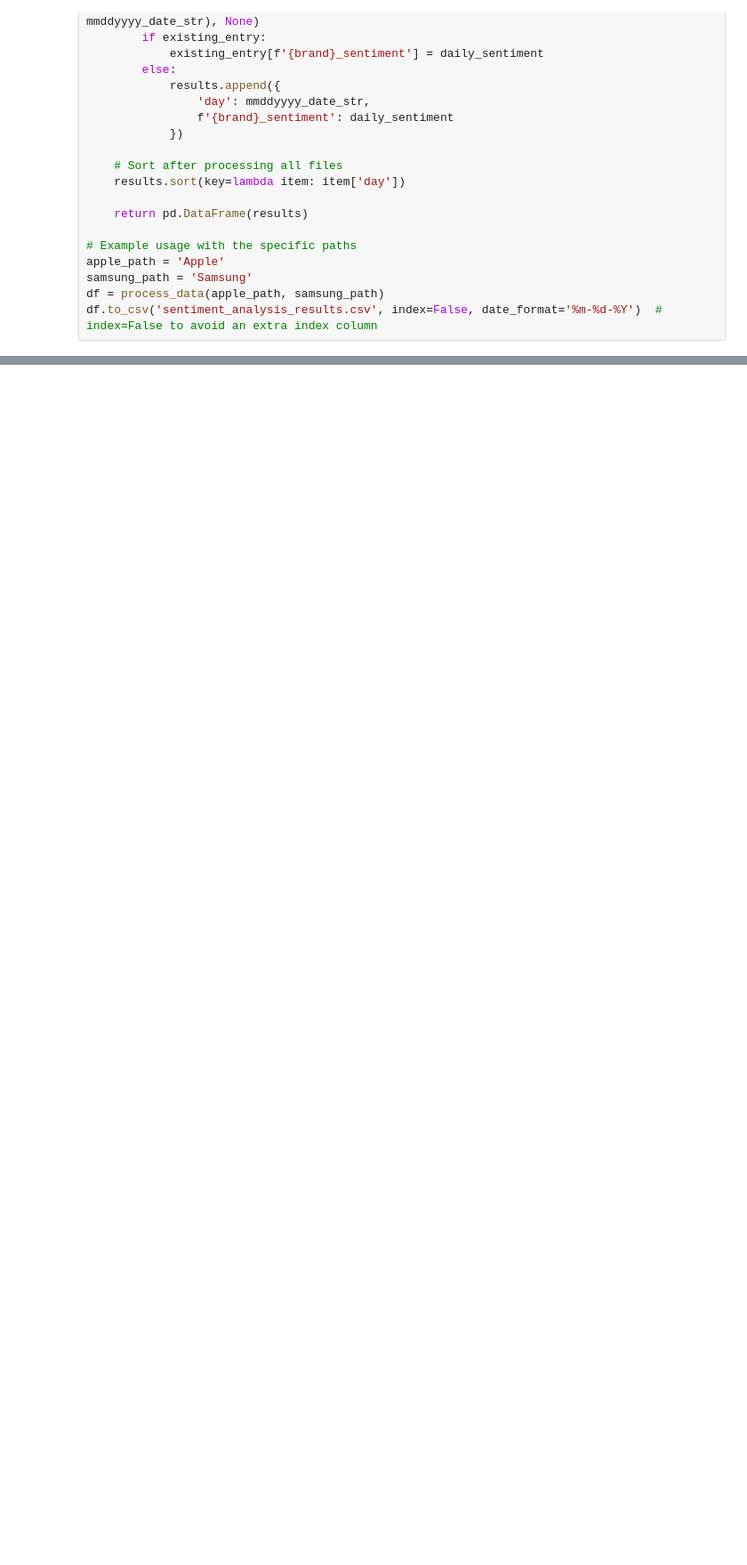
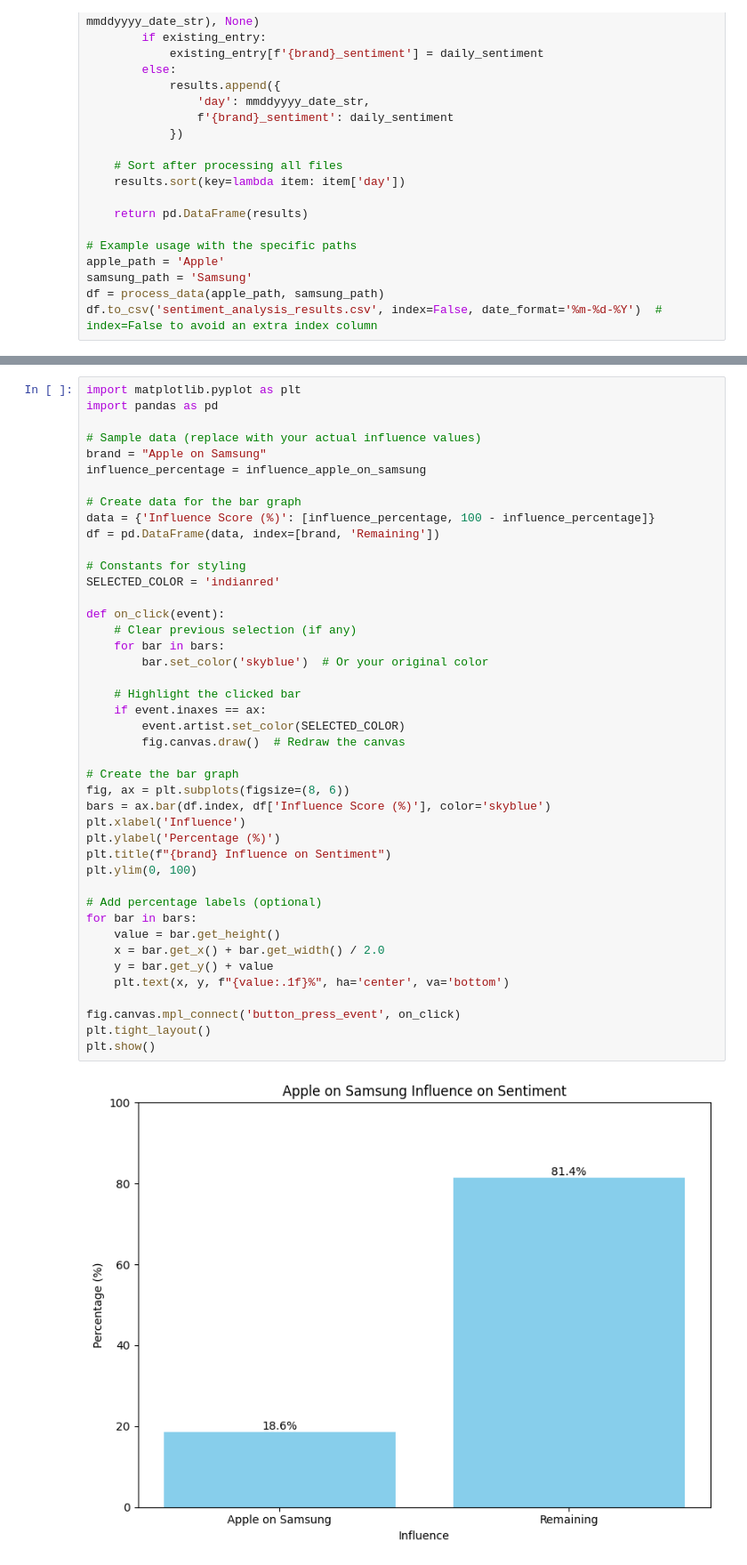
Before and after one commit to sanketkittad/brand-reputation-monitoring, a Jupyter notebook: model_akhi.ipynb, the cells around one changed output, grey strips where cells are left out. Shown at 89% size. Saved outputs shown, nothing was run; the diff lists cells and outputs as text; blank space fills up the shorter version.

```diff
--- a/model_akhi.ipynb
+++ b/model_akhi.ipynb
@@ -55,0 +85,45 @@ df.to_csv('sentiment_analysis_results.csv', index=False, date_format='%m-%d-%Y')
+# %%
+import matplotlib.pyplot as plt
+import pandas as pd
+
+# Sample data (replace with your actual influence values)
+brand = "Apple on Samsung"
+influence_percentage = influence_apple_on_samsung
+
+# Create data for the bar graph
+data = {'Influence Score (%)': [influence_percentage, 100 - influence_percentage]}
+df = pd.DataFrame(data, index=[brand, 'Remaining'])
+
+# Constants for styling
+SELECTED_COLOR = 'indianred'
+
+def on_click(event):
+    # Clear previous selection (if any)
+    for bar in bars:
+        bar.set_color('skyblue')  # Or your original color
+
+    # Highlight the clicked bar
+    if event.inaxes == ax:
+        event.artist.set_color(SELECTED_COLOR)
+        fig.canvas.draw()  # Redraw the canvas
+
+# Create the bar graph
+fig, ax = plt.subplots(figsize=(8, 6))
+bars = ax.bar(df.index, df['Influence Score (%)'], color='skyblue')
+plt.xlabel('Influence')
+plt.ylabel('Percentage (%)')
+plt.title(f"{brand} Influence on Sentiment")
+plt.ylim(0, 100)
+
+# Add percentage labels (optional)
+for bar in bars:
+    value = bar.get_height()
+    x = bar.get_x() + bar.get_width() / 2.0
+    y = bar.get_y() + value
+    plt.text(x, y, f"{value:.1f}%", ha='center', va='bottom')
+
+fig.canvas.mpl_connect('button_press_event', on_click)
+plt.tight_layout()
+plt.show()
+# %% [output]
+[figure, added]
```
Also changed, not shown: parts of 3 cells of this notebook, 1 other file.
